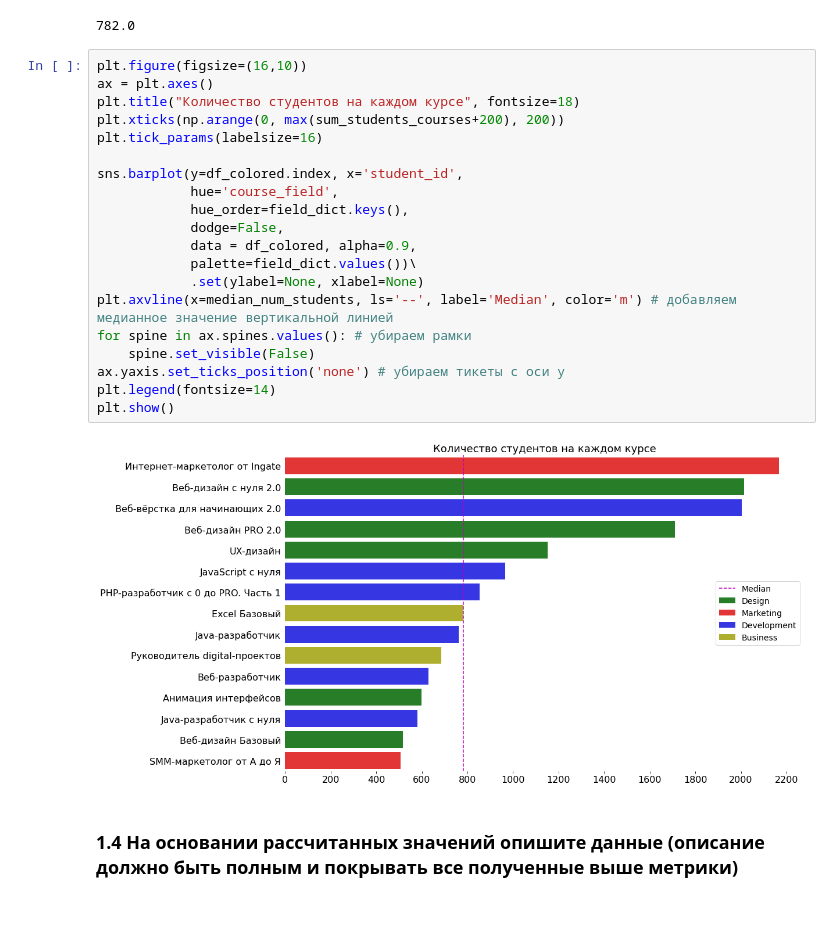
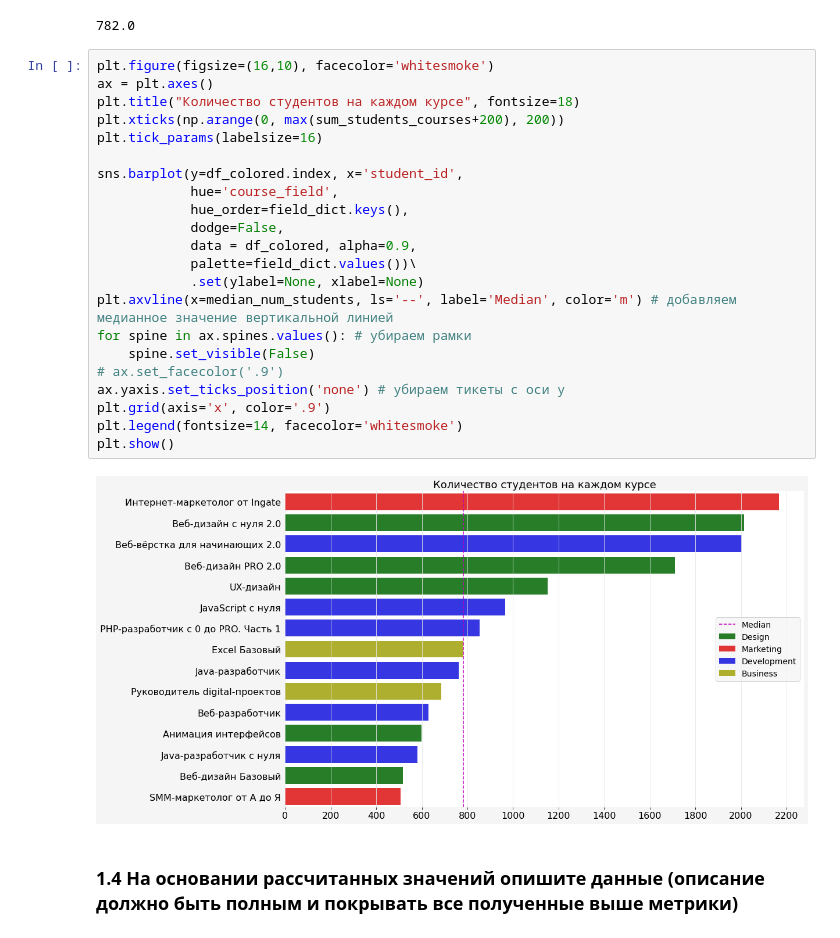
Before and after one commit to greymetall/data_science, a Jupyter notebook: Coursework#1/Coursework_analytics_1.ipynb, the cells around one changed output. Saved outputs shown, nothing was run; the diff lists cells and outputs as text.

```diff
--- a/Coursework#1/Coursework_analytics_1.ipynb
+++ b/Coursework#1/Coursework_analytics_1.ipynb
@@ -410,27 +409,29 @@ median_num_students
 # %% [output]
 782.0
 # %%
-plt.figure(figsize=(16,10))
+plt.figure(figsize=(16,10), facecolor='whitesmoke')
 ax = plt.axes()
 plt.title("Количество студентов на каждом курсе", fontsize=18)
 plt.xticks(np.arange(0, max(sum_students_courses+200), 200))
 plt.tick_params(labelsize=16)
 
 sns.barplot(y=df_colored.index, x='student_id',
             hue='course_field',
             hue_order=field_dict.keys(),
             dodge=False,
             data = df_colored, alpha=0.9,
             palette=field_dict.values())\
             .set(ylabel=None, xlabel=None)
 plt.axvline(x=median_num_students, ls='--', label='Median', color='m') # добавляем медианное значение вертикальной линией
 for spine in ax.spines.values(): # убираем рамки
     spine.set_visible(False)
+# ax.set_facecolor('.9')
 ax.yaxis.set_ticks_position('none') # убираем тикеты с оси y
-plt.legend(fontsize=14)
+plt.grid(axis='x', color='.9')
+plt.legend(fontsize=14, facecolor='whitesmoke')
 plt.show()
 # %% [output]
-[figure, old version]
+[figure, new version]
 # %% [markdown]
 ### 1.4 На основании рассчитанных значений опишите данные (описание должно быть полным и покрывать все полученные выше метрики)
 # %% [markdown]
```
Also changed, not shown: parts of 11 cells of this notebook.
